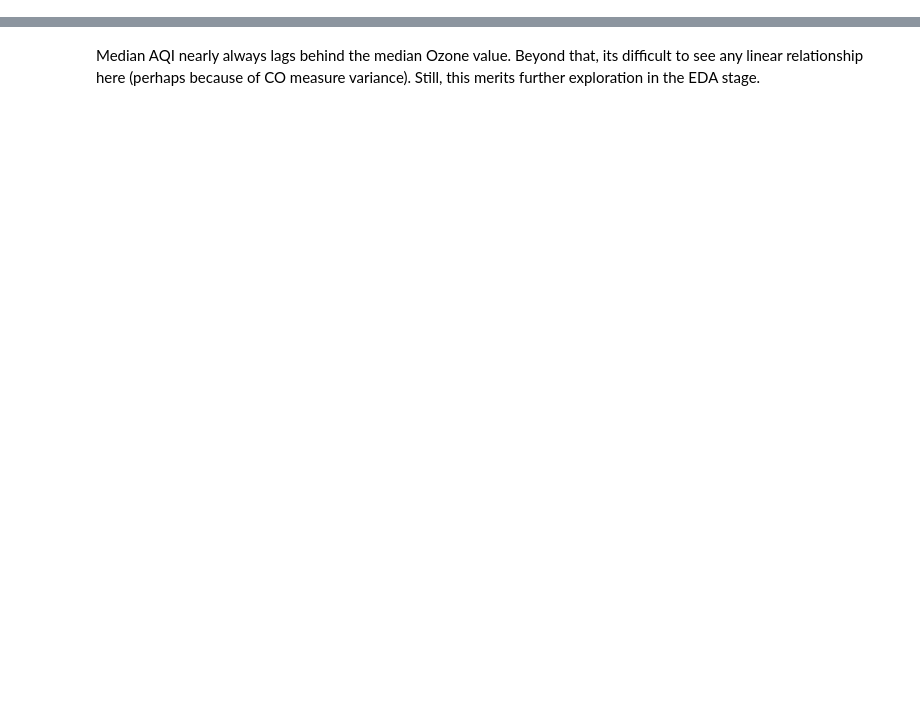
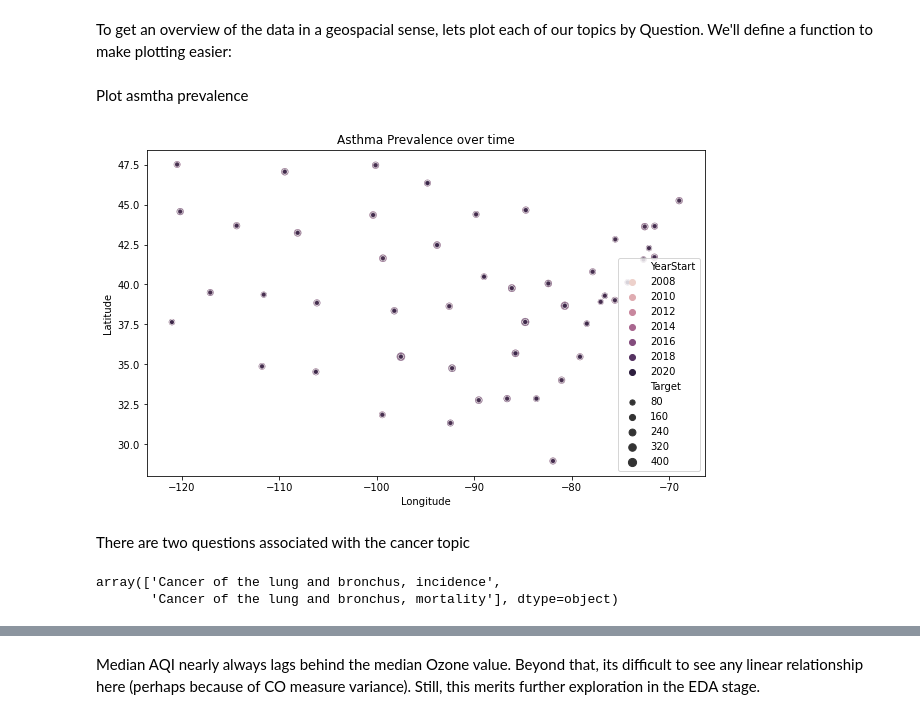
Before and after one commit to ccavnor/Springboard, a Jupyter notebook: capstone_two/notebooks/Capstone_two_eda.ipynb, the cells around one changed output, grey strips where cells are left out. Saved outputs shown, nothing was run; the diff lists cells and outputs as text; code cells hidden in the pictures; blank space fills up the shorter version.

Commit message:
reworked data wrangling notebook to include both AQI and CDI data. Initial checkin of EDA notebook

```diff
--- a/capstone_two/notebooks/Capstone_two_eda.ipynb
+++ b/capstone_two/notebooks/Capstone_two_eda.ipynb
@@ -20,0 +32,4 @@ aqi_df.shape
+# %%
+# the supplied CSV data file is the raw_data directory
+cdi_df = pd.read_csv('../data/interim/US_Chronic_Disease_Indicators_CDI.csv')
+cdi_df.sample(5)
@@ -20,0 +86,9 @@ aqi_df.shape
+# %%
+# split the GeoLocation column into longitude and latitude cols
+cdi_df[['Longitude','Latitude']] = cdi_df.GeoLocation.str.extract('^POINT+\s\((\-?\d+\.\d+)\s(\-?\d+\.\d+)\)$', expand=False)
+cdi_df.loc[:,'Longitude'] = cdi_df.loc[:,'Longitude'].astype('float')
+cdi_df.loc[:,'Latitude'] = cdi_df.loc[:,'Latitude'].astype('float')
+# and drop GeoLocation column
+cdi_df.drop(['GeoLocation'], axis=1, inplace=True)
+
+cdi_df.info()
@@ -20,0 +113,36 @@ aqi_df.shape
+# %% [markdown]
+To get an overview of the data in a geospacial sense, lets plot each of our topics by Question. We'll define a function to make plotting easier:
+# %%
+def geo_plot_topic_by_question(data=None, topic=None, question=None, title=None):
+    assert ~data.empty, "you must provide a dataframe"
+    assert topic, "you must provide a topic"
+    assert question, "you must provide a question"
+    temp = data[(data['Topic'] == topic) & (data['Question'] == question)]
+    temp = pd.melt(data,
+                        id_vars=['LocationDesc','YearStart','Longitude','Latitude'],
+                        var_name='Measures',
+                        value_vars=['DataValueAlt'],
+                        value_name='Target')
+    # confine the plot to continental US
+    temp.drop(temp[temp['Longitude'] < -125].index, inplace=True)
+
+    # now plot
+    fig, ax = plt.subplots(figsize=(10, 6))
+    sns.scatterplot(x=temp['Longitude'],y=temp['Latitude'], alpha=0.3, hue=temp['YearStart'], size=temp.Target).set(title=title)
+    plt.legend(loc='lower right');
+# %% [markdown]
+Plot asmtha prevalence
+# %%
+geo_plot_topic_by_question(data=cdi_df,
+                           topic='Asthma',
+                           question='Current asthma prevalence among adults aged >= 18 years',
+                           title = "Asthma Prevalence over time")
+# %% [output]
+[figure, added]
+# %% [markdown]
+There are two questions associated with the cancer topic
+# %%
+cdi_df[cdi_df['Topic'] == 'Cancer'].Question.unique()
+# %% [output]
+array(['Cancer of the lung and bronchus, incidence',
+       'Cancer of the lung and bronchus, mortality'], dtype=object)
```
Also changed, not shown: parts of 80 cells of this notebook.
